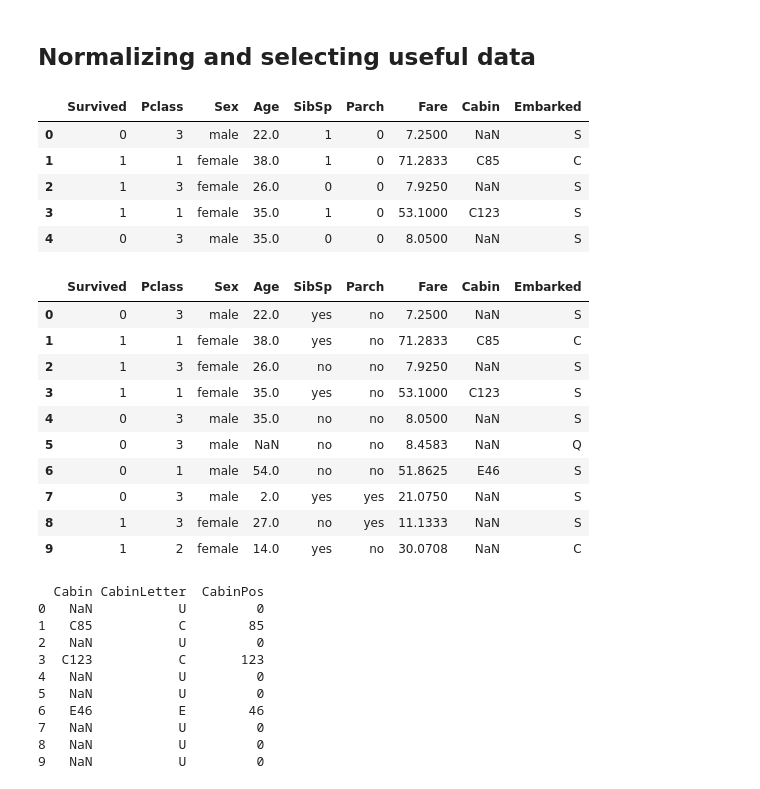
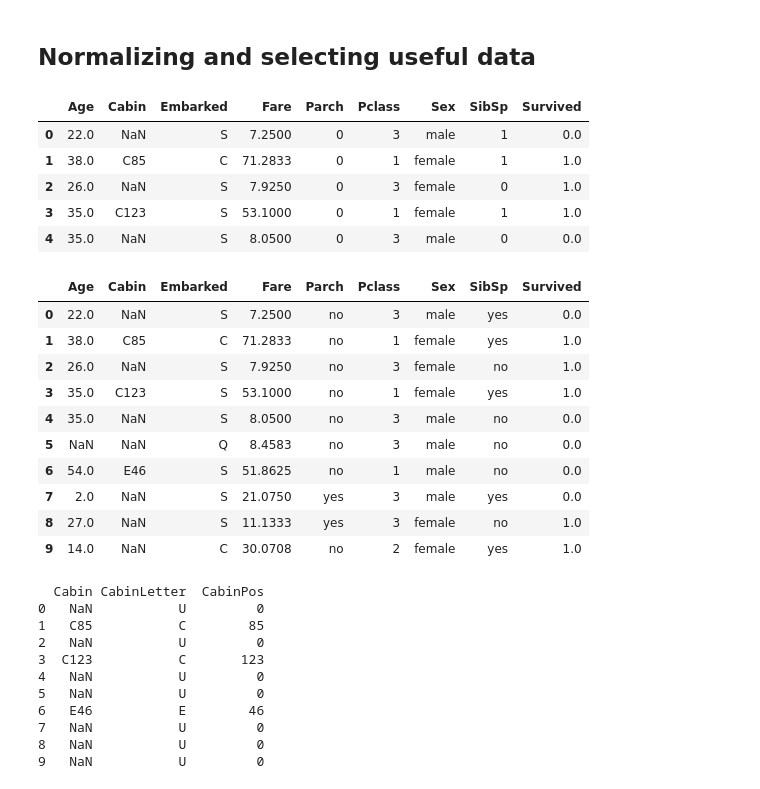
Before and after one commit to samuxiii/prototypes, a Jupyter notebook: notebooks/titanic/Titanic Survival.ipynb, the cells around one changed output. Cells and saved outputs as stored; diff of their text form; code cells hidden in the pictures.

```diff
--- a/notebooks/titanic/Titanic Survival.ipynb
+++ b/notebooks/titanic/Titanic Survival.ipynb
@@ -11,7 +11,11 @@ import pandas as pd
 #load the files
 train = pd.read_csv('input/train.csv')
 test = pd.read_csv('input/test.csv')
+data = pd.concat([train, test])
+
+#size of training dataset
+train_samples = train.shape[0]
 
 #print some of them
-train.head()
+data.head()
 # %% [output]
@@ -110,39 +104,35 @@ Name: Fare, dtype: float64
 ## Normalizing and selecting useful data
 # %%
 #Dropping useless features
-train = train.drop(['PassengerId', 'Name', 'Ticket'], axis=1)
-test = test.drop(['PassengerId', 'Name', 'Ticket'], axis=1)
-
-train.head()
+data = data.drop(['PassengerId', 'Name', 'Ticket'], axis=1)
+data.head()
 # %% [output]
-|  | Survived | Pclass | Sex | Age | SibSp | Parch | Fare | Cabin | Embarked |
-| 0 | 0 | 3 | male | 22.0 | 1 | 0 | 7.2500 | NaN | S |
-| 1 | 1 | 1 | female | 38.0 | 1 | 0 | 71.2833 | C85 | C |
-| 2 | 1 | 3 | female | 26.0 | 0 | 0 | 7.9250 | NaN | S |
-| 3 | 1 | 1 | female | 35.0 | 1 | 0 | 53.1000 | C123 | S |
-| 4 | 0 | 3 | male | 35.0 | 0 | 0 | 8.0500 | NaN | S |
+|  | Age | Cabin | Embarked | Fare | Parch | Pclass | Sex | SibSp | Survived |
+| 0 | 22.0 | NaN | S | 7.2500 | 0 | 3 | male | 1 | 0.0 |
+| 1 | 38.0 | C85 | C | 71.2833 | 0 | 1 | female | 1 | 1.0 |
+| 2 | 26.0 | NaN | S | 7.9250 | 0 | 3 | female | 0 | 1.0 |
+| 3 | 35.0 | C123 | S | 53.1000 | 0 | 1 | female | 1 | 1.0 |
+| 4 | 35.0 | NaN | S | 8.0500 | 0 | 3 | male | 0 | 0.0 |
 # %%
 #New column to know if the passenger has family on board
 def processFamily(df):
     df['Parch'] = (df['Parch'] > 0).apply(lambda x: 'yes' if x == 1 else 'no')
     df['SibSp'] = (df['SibSp'] > 0).apply(lambda x: 'yes' if x == 1 else 'no')
-    #train = train.drop(['SibSp', 'Parch'], axis=1)
 
-processFamily(train)
-processFamily(test)
-train.head(10)
+processFamily(data)
+data.head(10)
 # %% [output]
-|  | Survived | Pclass | Sex | Age | SibSp | Parch | Fare | Cabin | Embarked |
-| 0 | 0 | 3 | male | 22.0 | yes | no | 7.2500 | NaN | S |
-| 1 | 1 | 1 | female | 38.0 | yes | no | 71.2833 | C85 | C |
-| 2 | 1 | 3 | female | 26.0 | no | no | 7.9250 | NaN | S |
-| 3 | 1 | 1 | female | 35.0 | yes | no | 53.1000 | C123 | S |
-| 4 | 0 | 3 | male | 35.0 | no | no | 8.0500 | NaN | S |
-| 5 | 0 | 3 | male | NaN | no | no | 8.4583 | NaN | Q |
-| 6 | 0 | 1 | male | 54.0 | no | no | 51.8625 | E46 | S |
-| 7 | 0 | 3 | male | 2.0 | yes | yes | 21.0750 | NaN | S |
-| 8 | 1 | 3 | female | 27.0 | no | yes | 11.1333 | NaN | S |
-| 9 | 1 | 2 | female | 14.0 | yes | no | 30.0708 | NaN | C |
+|  | Age | Cabin | Embarked | Fare | Parch | Pclass | Sex | SibSp | Survived |
+| 0 | 22.0 | NaN | S | 7.2500 | no | 3 | male | yes | 0.0 |
+| 1 | 38.0 | C85 | C | 71.2833 | no | 1 | female | yes | 1.0 |
+| 2 | 26.0 | NaN | S | 7.9250 | no | 3 | female | no | 1.0 |
+| 3 | 35.0 | C123 | S | 53.1000 | no | 1 | female | yes | 1.0 |
+| 4 | 35.0 | NaN | S | 8.0500 | no | 3 | male | no | 0.0 |
+| 5 | NaN | NaN | Q | 8.4583 | no | 3 | male | no | 0.0 |
+| 6 | 54.0 | E46 | S | 51.8625 | no | 1 | male | no | 0.0 |
+| 7 | 2.0 | NaN | S | 21.0750 | yes | 3 | male | yes | 0.0 |
+| 8 | 27.0 | NaN | S | 11.1333 | yes | 3 | female | no | 1.0 |
+| 9 | 14.0 | NaN | C | 30.0708 | no | 2 | female | yes | 1.0 |
 # %%
 #Get information from Cabin
 def getCabinLetter(cabin):
```
Also changed, not shown: parts of 24 cells of this notebook.
